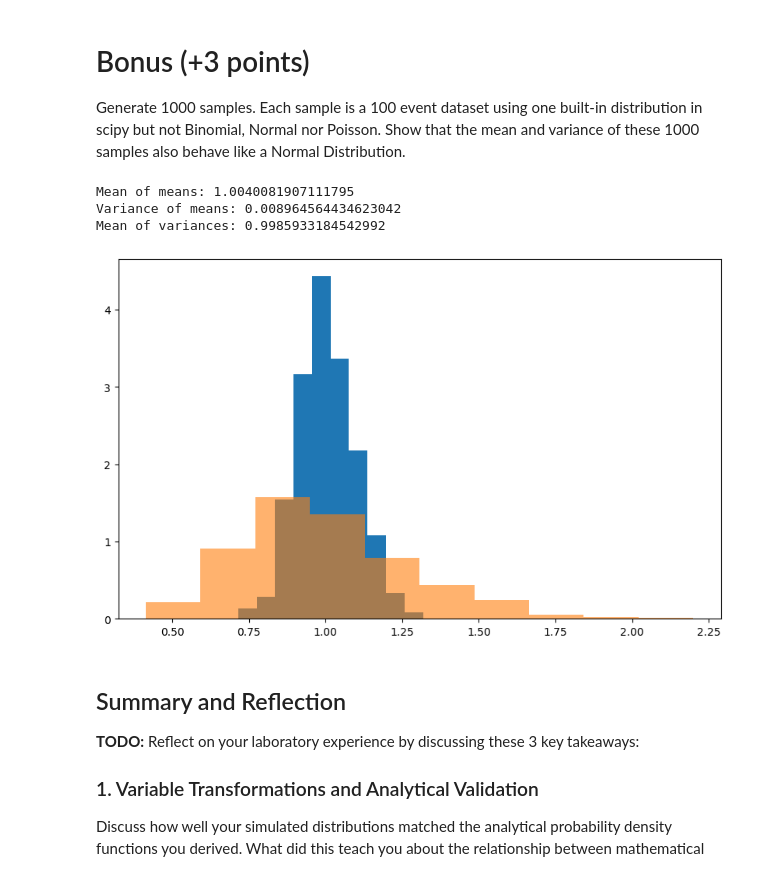
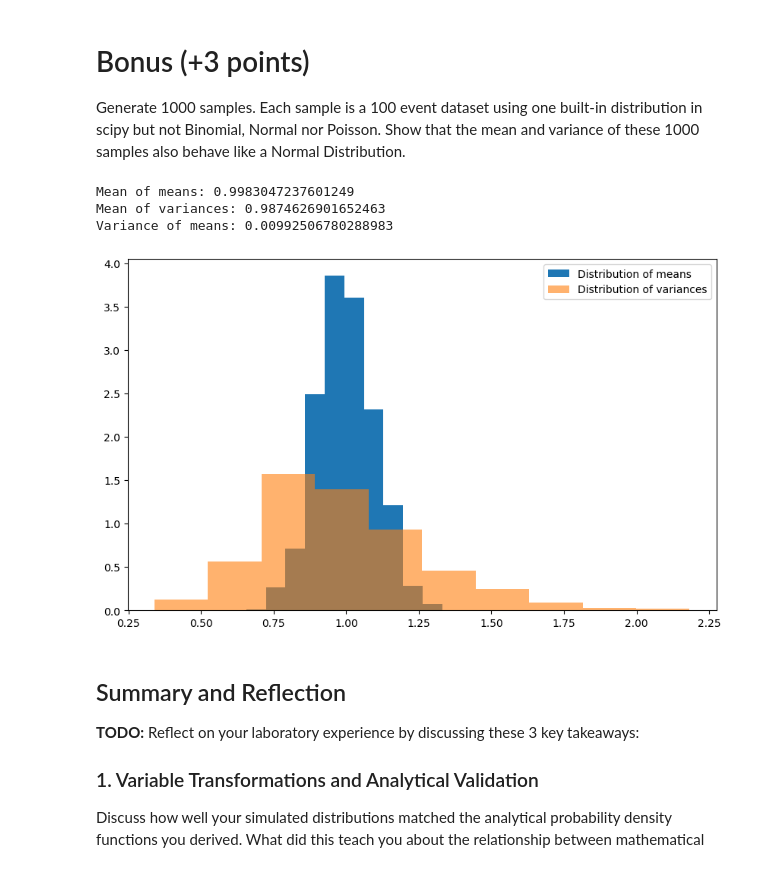
Before and after one commit to Klinjin/Au25_Phys434_Data_Analysis_Lab, a Jupyter notebook: LAB2/lab_2_AlexFeucht.ipynb, the cells around one changed output. Drawn from its saved outputs; the diff is of its cells as text; code cells hidden in the pictures.

```diff
--- a/LAB2/lab_2_AlexFeucht.ipynb
+++ b/LAB2/lab_2_AlexFeucht.ipynb
@@ -464,26 +456,29 @@ Generate 1000 samples. Each sample is a 100 event dataset using one built-in dis
 # Calculate mean and variance for each sample
 # Show that the distributions of means and variances approach Normal
 # %%
+# Choosing exponential distribution
 sample1000 = np.random.exponential(scale=1.0, size=(1000, 100))
-# print(sample1000.shape)
 
+# Calculate and print mean and variance
 mean1000 = np.mean(sample1000, axis=1)
 var1000 = np.var(sample1000, axis=1)
 
+# Displaying mean of all sample means, variances, and the spread or variance of the mean across samples
 print(f"Mean of means: {np.mean(mean1000)}")
+print(f"Mean of variances: {np.mean(var1000)}")
 print(f"Variance of means: {np.var(mean1000)}")
-print(f"Mean of variances: {np.mean(var1000)}")
 
 fig, ax = plt.subplots(figsize=(10, 6))
 ax.hist(mean1000, bins=10, density=True, label=(f"Distribution of means"))
 ax.hist(var1000, bins=10, density=True, alpha=0.6, label=(f"Distribution of variances"))
 
+ax.legend()
 plt.show()
 # %% [output]
-Mean of means: 1.0040081907111795
-Variance of means: 0.008964564434623042
-Mean of variances: 0.9985933184542992
+Mean of means: 0.9983047237601249
+Mean of variances: 0.9874626901652463
+Variance of means: 0.00992506780288983
-[figure, old version]
+[figure, new version]
 # %% [markdown]
 ## Summary and Reflection
 
```
Also changed, not shown: parts of 7 cells of this notebook.
